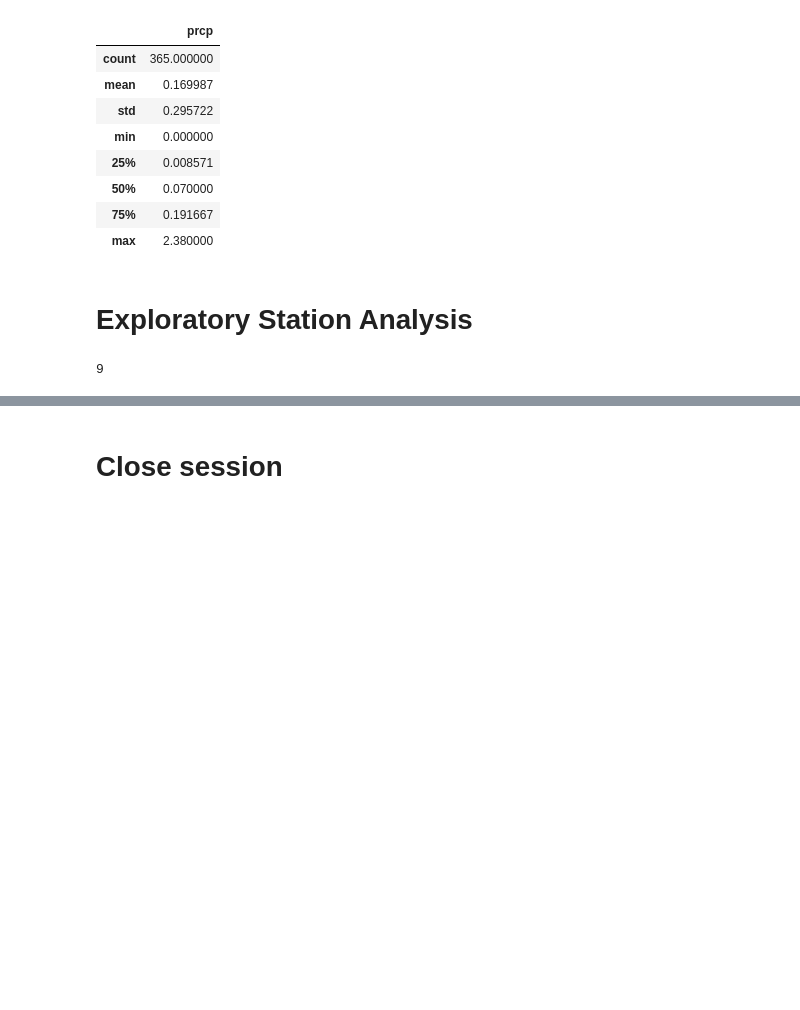
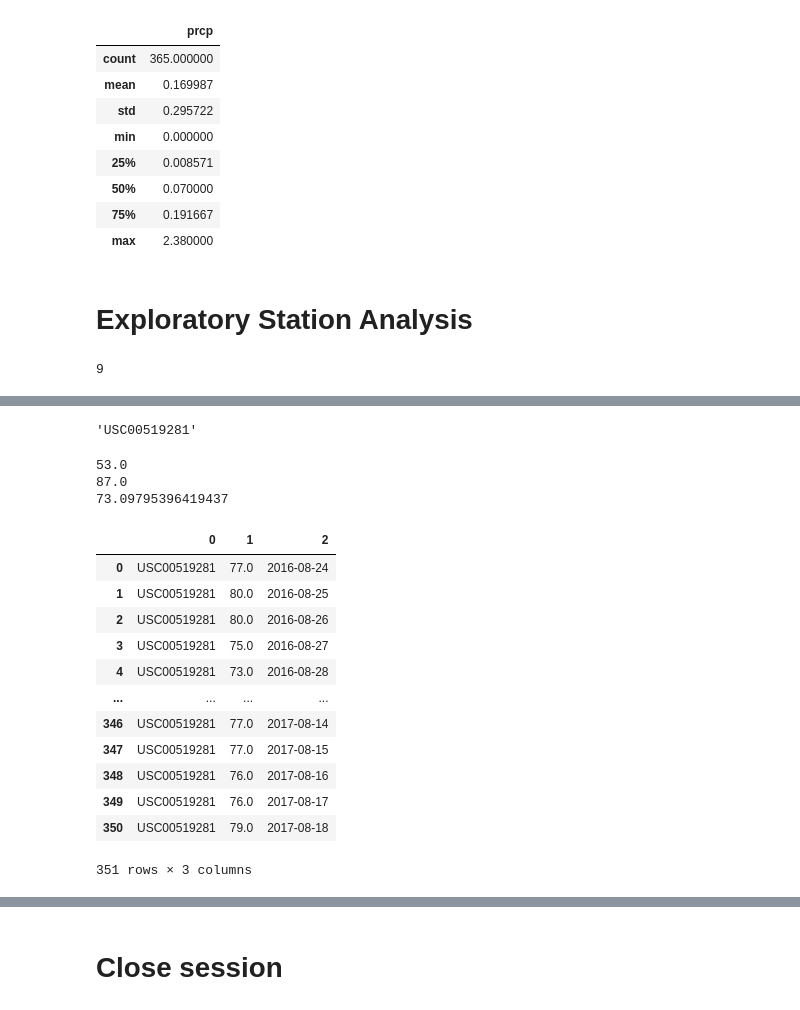
Before and after one commit to syeong0204/sqlalchemy-challenge, a Jupyter notebook: climate_starter.ipynb, the cells around one changed output, grey strips where cells are left out. Drawn from its saved outputs; the diff is of its cells as text; code cells hidden in the pictures; blank space fills up the shorter version.

```diff
--- a/climate_starter.ipynb
+++ b/climate_starter.ipynb
@@ -139,10 +145,21 @@ most_active = active[0][0]
+# %%
+most_active = active[0][0]
+most_active
+# %% [output]
+'USC00519281'
 # %%
 # Using the station id from the previous query, calculate the lowest,
 # highest, and average temperature recorded for this station.
-low_temp = session.query(func.min(Measurement.tobs)).filter(Measurement.station)
-low_temp
-high_temp = session.query(func.max(Measurement.tobs)).filter(Measurement.station)
-avg_temp = session.query(func.avg(Measurement.tobs)).filter(Measurement.station)
+low_temp = session.query(func.min(Measurement.tobs)).filter(Station.station.like('USC00519281')).scalar()
+print(low_temp)
+high_temp = session.query(func.max(Measurement.tobs)).filter(Station.station.like('USC00519281')).scalar()
+print(high_temp)
+avg_temp = session.query(func.avg(Measurement.tobs)).filter(Station.station.like('USC00519281')).scalar()
+print(avg_temp)
+# %% [output]
+53.0
+87.0
+73.09795396419437
 # %%
 # Query the last 12 months of temperature observation data for this station.
 # Plot the results as a histogram with bins = 12.
@@ -153 +170,18 @@ temperature = session.query(Measurement.station, Measurement.tobs, Measurement.d
                 order_by(Measurement.date).all()
+# %%
+temp_df = pd.DataFrame(temperature)
+temp_df
+# %% [output]
+|  | 0 | 1 | 2 |
+| 0 | USC00519281 | 77.0 | 2016-08-24 |
+| 1 | USC00519281 | 80.0 | 2016-08-25 |
+| 2 | USC00519281 | 80.0 | 2016-08-26 |
+| 3 | USC00519281 | 75.0 | 2016-08-27 |
+| 4 | USC00519281 | 73.0 | 2016-08-28 |
+| ... | ... | ... | ... |
+| 346 | USC00519281 | 77.0 | 2017-08-14 |
+| 347 | USC00519281 | 77.0 | 2017-08-15 |
+| 348 | USC00519281 | 76.0 | 2017-08-16 |
+| 349 | USC00519281 | 76.0 | 2017-08-17 |
+| 350 | USC00519281 | 79.0 | 2017-08-18 |
+351 rows × 3 columns
```
Also changed, not shown: parts of 5 cells of this notebook, 1 other file.
